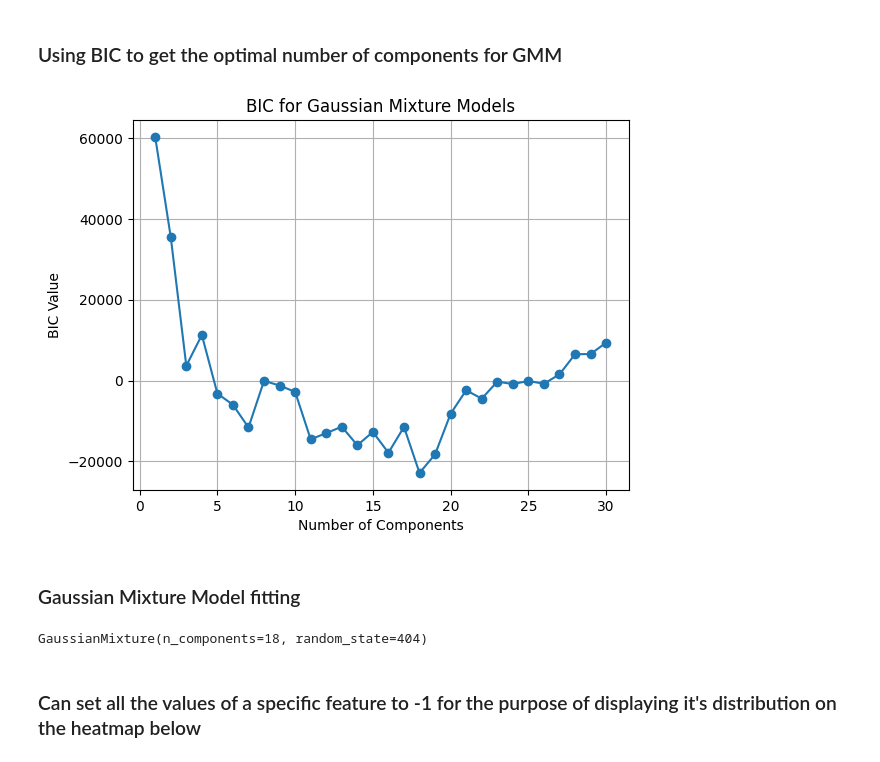
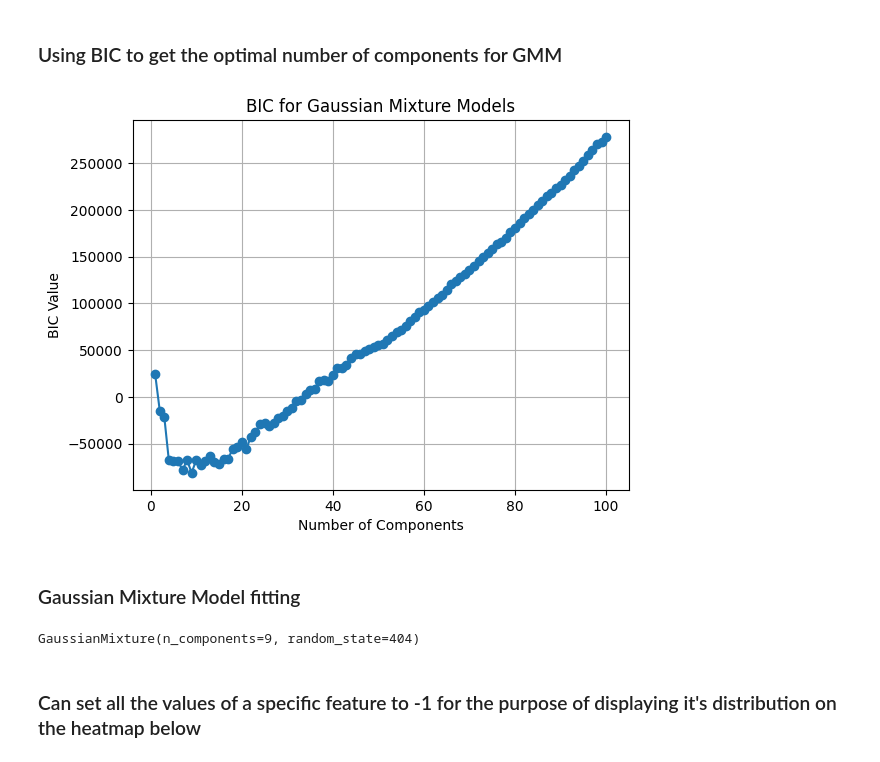
Before and after one commit to POskar/GenerativeMLForPrecisionMedicine, a Jupyter notebook: cGMM_with_missingness.ipynb, the cells around one changed output. Drawn from its saved outputs; the diff is of its cells as text; code cells hidden in the pictures.

```diff
--- a/cGMM_with_missingness.ipynb
+++ b/cGMM_with_missingness.ipynb
@@ -22,4 +22,6 @@ y = df.filter([target_feature])
 # %% [markdown]
 #### Because of the warning given while imputing missing values, 'SERUM_GLUCOSE' and 'VALV_HEART' columns are removed due to not having any other entry than '-1' value
 # %%
-df = df.drop(columns={'SERUM_GLUCOSE', 'SERUM_GLUCOSE_MISSING', 'VALV_HEART', 'MRS_90', 'MRS_90_DICHO'}, axis=1)
+columns_to_add_back = ['SERUM_GLUCOSE', 'SERUM_GLUCOSE_MISSING', 'VALV_HEART']
+columns_to_add_back_df = df[columns_to_add_back].copy()
+df = df.drop(columns=['SERUM_GLUCOSE', 'SERUM_GLUCOSE_MISSING', 'VALV_HEART', 'MRS_90', 'MRS_90_DICHO'], axis=1)
@@ -96,8 +97,10 @@ for col in imputer_df.columns:
             imp.fit(imputer_df[[col]])
             imputer_df[col] = imp.transform(imputer_df[[col]]).ravel()
 
-# Remove columns related to missingness flags
-imputer_df = imputer_df[imputer_df.columns.drop(list(imputer_df.filter(regex='MISSING')))]
+# # Remove columns related to missingness flags
+# imputer_df = imputer_df[imputer_df.columns.drop(list(imputer_df.filter(regex='MISSING')))]
+
+imputer_df = pd.concat([imputer_df, columns_to_add_back_df], axis=1)
 
 # Save the imputed DataFrame to a CSV file
 imputer_df.to_csv('data/HAD_after_imputer.csv', index=False)
@@ -128,35 +131,36 @@ def compute_bic(X, n_components_range):
     Computes the Bayesian Information Criterion (BIC) for Gaussian Mixture Models with different numbers of components.
 
     Parameters:
         X (array-like): Input data.
         n_components_range (range): Range of number of components to evaluate.
 
     Returns:
         list: BIC values for each number of components.
     """
     bic = []  # List to store BIC values
     for n_components in n_components_range:
         # Create Gaussian Mixture Model with specified number of components
         gmm = GaussianMixture(n_components=n_components, random_state=RANDOM_STATE)
         gmm.fit(X)
         bic.append(gmm.bic(X))  # Calculate BIC and add to list
     return bic  # Return list of BIC values
 
-n_components_range = range(1, 31)  # Range of number of components to evaluate
+n_components_range = range(1, 101)  # Range of number of components to evaluate
 
 bic_values = compute_bic(imputer_df, n_components_range)  # Compute BIC values
 
 optimal_n_components = n_components_range[np.argmin(bic_values)]  # Determine optimal number of components
 
 # Plotting BIC values
 plt.plot(n_components_range, bic_values, marker='o')
 plt.xlabel('Number of Components')
 plt.ylabel('BIC Value')
 plt.title('BIC for Gaussian Mixture Models')
 plt.grid(True)
+plt.savefig('images/cGMM_with_missingness_BIC.png')
 plt.show()
 # %% [output]
-[figure, old version]
+[figure, new version]
 # %% [markdown]
 ### Gaussian Mixture Model fitting
 # %%
@@ -166,7 +170,7 @@ gmm = GaussianMixture(n_components=optimal_n_components, random_state=RANDOM_STA
 # Fit the Gaussian Mixture Model to the imputed DataFrame
 gmm.fit(imputer_df)
 # %% [output]
-GaussianMixture(n_components=18, random_state=404)
+GaussianMixture(n_components=9, random_state=404)
 # %% [markdown]
 ### Can set all the values of a specific feature to -1 for the purpose of displaying it's distribution on the heatmap below
 # %%
```
Also changed, not shown: parts of 8 cells of this notebook, 8 other files.
